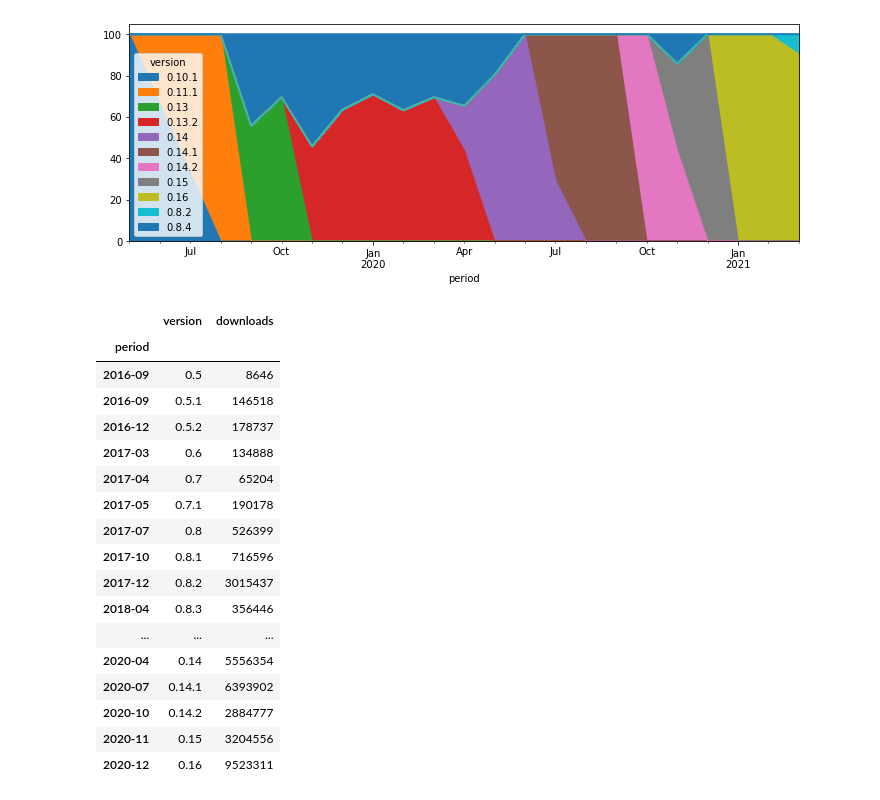
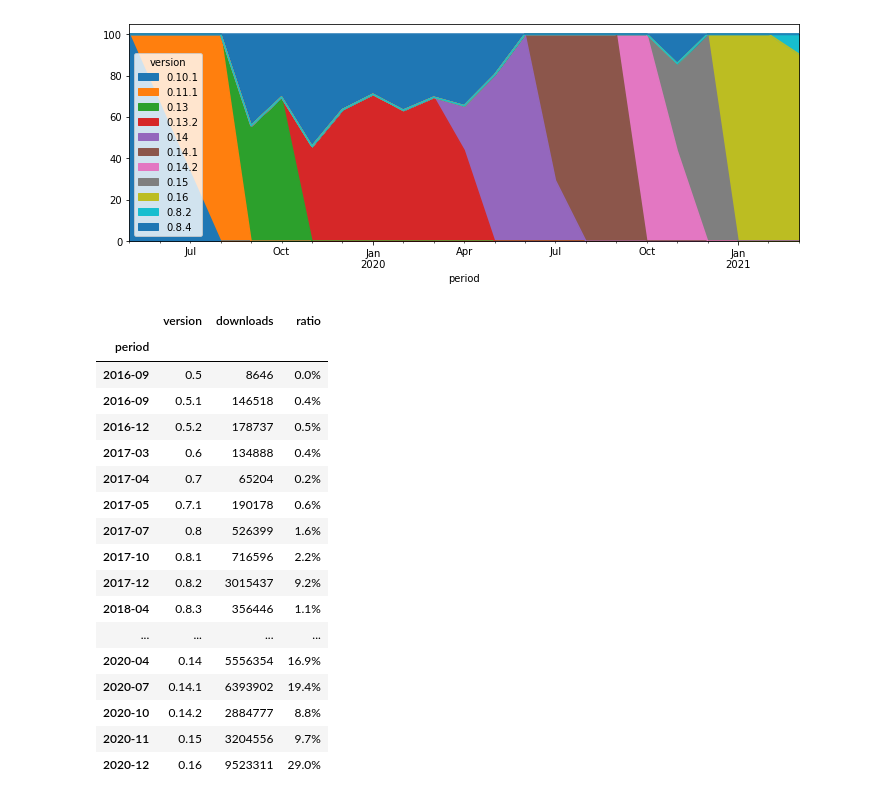
Before and after one commit to xflr6/notebooks, a Jupyter notebook: PyPI.ipynb, the cells around one changed output. Drawn from its saved outputs; the diff is of its cells as text; code cells hidden in the pictures.

Commit message:
add download ratio by version

```diff
--- a/PyPI.ipynb
+++ b/PyPI.ipynb
@@ -456,28 +456,30 @@ PLOT_FORMAT = {'figsize': (12, 4)}
 # %%
 (df[(df['project'] == 'graphviz')]
  .reset_index(level='period')
- .groupby('version').agg({'period': 'first', 'downloads': 'sum'})
+ .groupby('version')
+ .agg({'period': 'first', 'downloads': 'sum'})
+ .assign(ratio=lambda x: (x['downloads'] / x['downloads'].sum() * 2).map('{:.1%}'.format))
  .reset_index()
  .dropna()
  .set_index('period')
  .sort_values(by=['period', 'version'])
  ['2016-06':])
 # %% [output]
-|  | version | downloads |
-| period |  |  |
-| 2016-09 | 0.5 | 8646 |
-| 2016-09 | 0.5.1 | 146518 |
-| 2016-12 | 0.5.2 | 178737 |
-| 2017-03 | 0.6 | 134888 |
-| 2017-04 | 0.7 | 65204 |
-| 2017-05 | 0.7.1 | 190178 |
-| 2017-07 | 0.8 | 526399 |
-| 2017-10 | 0.8.1 | 716596 |
-| 2017-12 | 0.8.2 | 3015437 |
-| 2018-04 | 0.8.3 | 356446 |
-| ... | ... | ... |
-| 2020-04 | 0.14 | 5556354 |
-| 2020-07 | 0.14.1 | 6393902 |
-| 2020-10 | 0.14.2 | 2884777 |
-| 2020-11 | 0.15 | 3204556 |
-| 2020-12 | 0.16 | 9523311 |
+|  | version | downloads | ratio |
+| period |  |  |  |
+| 2016-09 | 0.5 | 8646 | 0.0% |
+| 2016-09 | 0.5.1 | 146518 | 0.4% |
+| 2016-12 | 0.5.2 | 178737 | 0.5% |
+| 2017-03 | 0.6 | 134888 | 0.4% |
+| 2017-04 | 0.7 | 65204 | 0.2% |
+| 2017-05 | 0.7.1 | 190178 | 0.6% |
+| 2017-07 | 0.8 | 526399 | 1.6% |
+| 2017-10 | 0.8.1 | 716596 | 2.2% |
+| 2017-12 | 0.8.2 | 3015437 | 9.2% |
+| 2018-04 | 0.8.3 | 356446 | 1.1% |
+| ... | ... | ... | ... |
+| 2020-04 | 0.14 | 5556354 | 16.9% |
+| 2020-07 | 0.14.1 | 6393902 | 19.4% |
+| 2020-10 | 0.14.2 | 2884777 | 8.8% |
+| 2020-11 | 0.15 | 3204556 | 9.7% |
+| 2020-12 | 0.16 | 9523311 | 29.0% |
```
